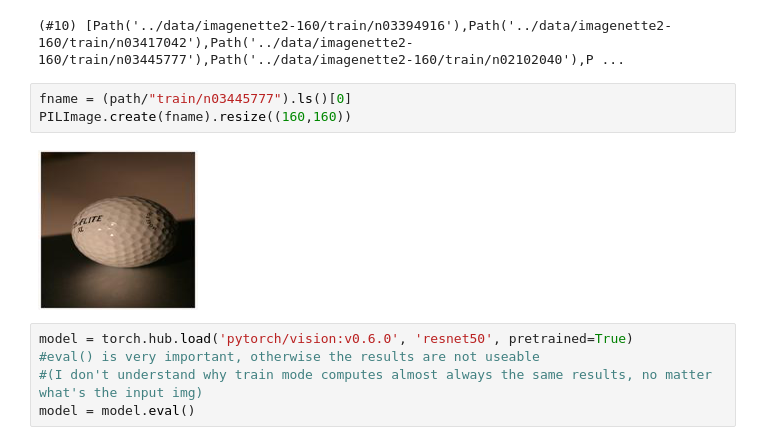
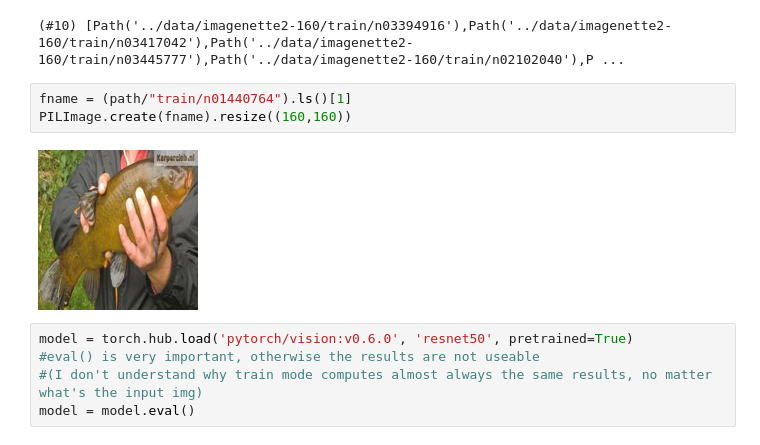
Before and after one commit to apstuff/augmentation-impact, a Jupyter notebook: notebooks/augmentation_control.ipynb, the cells around one changed output. Cells and saved outputs as stored; diff of their text form.

```diff
--- a/notebooks/augmentation_control.ipynb
+++ b/notebooks/augmentation_control.ipynb
@@ -27,10 +27,10 @@ path = untar_data(URLs.IMAGENETTE_160,dest=DATA_PATH)
 # %% [output]
 (#10) [Path('../data/imagenette2-160/train/n03394916'),Path('../data/imagenette2-160/train/n03417042'),Path('../data/imagenette2-160/train/n03445777'),Path('../data/imagenette2-160/train/n02102040'),P ...
 # %%
-fname = (path/"train/n03445777").ls()[0]
+fname = (path/"train/n01440764").ls()[1]
 PILImage.create(fname).resize((160,160))
 # %% [output]
-[figure, old version]
+[figure, new version]
 # %%
 model = torch.hub.load('pytorch/vision:v0.6.0', 'resnet50', pretrained=True)
 #eval() is very important, otherwise the results are not useable
```
Also changed, not shown: parts of 8 cells of this notebook.
